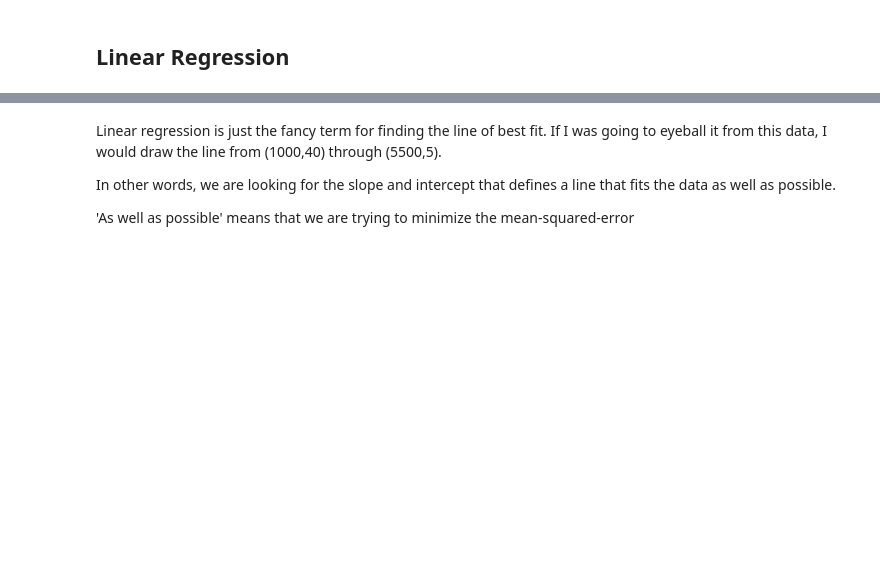
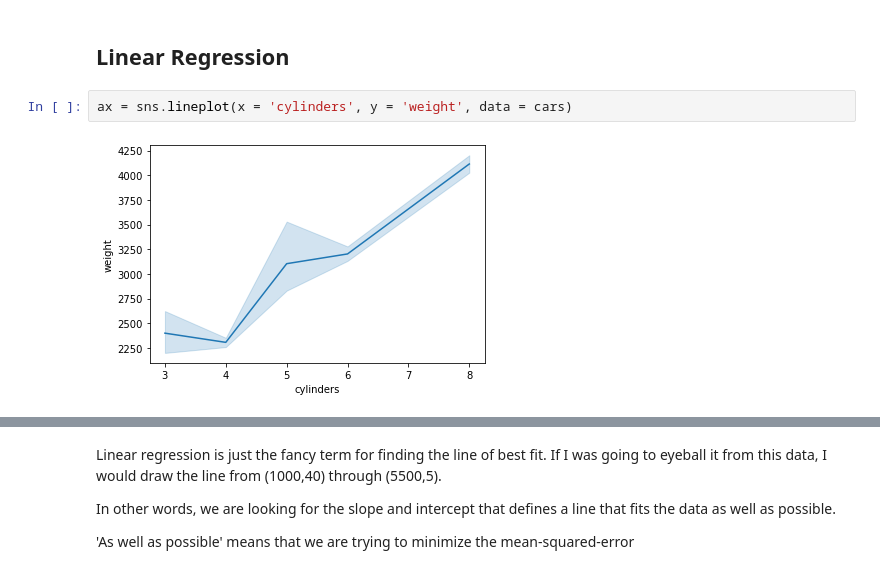
Before and after one commit to priyaseejoor/INTRO-TO-DATA-ANALYSIS, a Jupyter notebook: cars.ipynb, the cells around one changed output, grey strips where cells are left out. Saved outputs shown, nothing was run; the diff lists cells and outputs as text; blank space fills up the shorter version.

```diff
--- a/cars.ipynb
+++ b/cars.ipynb
@@ -315,2 +335,6 @@ ax.set_title('MPG by origin and model year')
 # %% [markdown]
 ## Linear Regression
+# %%
+ax = sns.lineplot(x = 'cylinders', y = 'weight', data = cars)
+# %% [output]
+[figure, added]
```
Also changed, not shown: parts of 18 cells of this notebook, 3 other files.
